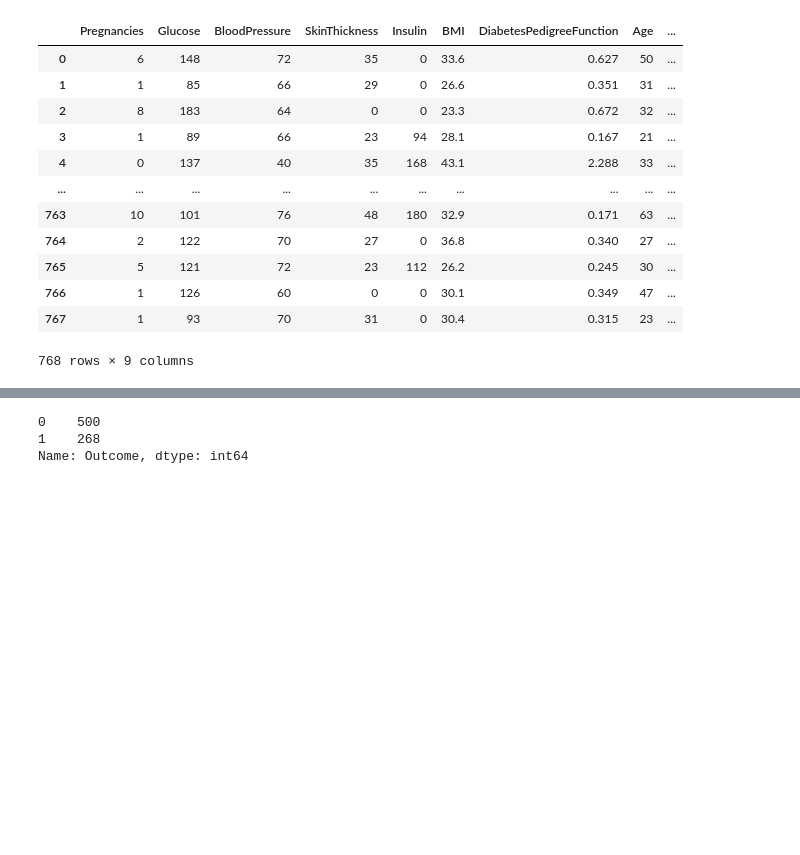
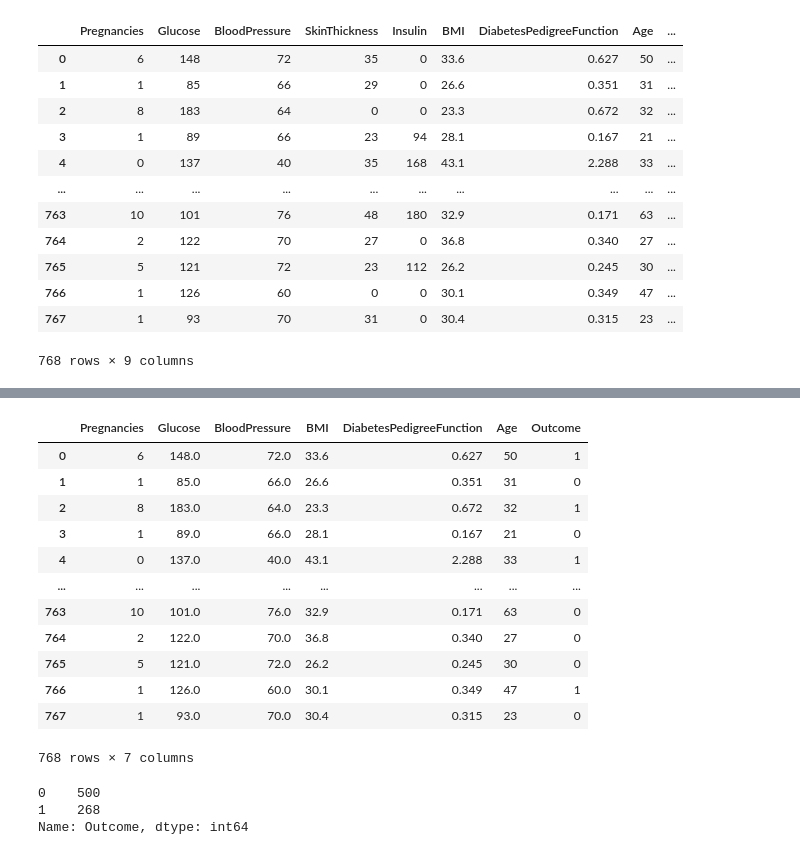
Before and after one commit to GourabPaul007/dds_ml, a Jupyter notebook: diabetes/diabetes_rf.ipynb, the cells around one changed output, grey strips where cells are left out. Cells and saved outputs as stored; diff of their text form; code cells hidden in the pictures; blank space fills up the shorter version.

Commit message:
diabetes finalized

```diff
--- a/diabetes/diabetes_rf.ipynb
+++ b/diabetes/diabetes_rf.ipynb
@@ -14,7 +14,7 @@
 
 import pandas as pd
 
-df = pd.read_csv('../datasets/diabetes.csv')
+df = pd.read_csv('../datasets/pima.csv')
 df
 # %% [output]
 |  | Pregnancies | Glucose | BloodPressure | SkinThickness | Insulin | BMI | DiabetesPedigreeFunction | Age | ... |
@@ -30,3 +30,8 @@ df
 | 766 | 1 | 126 | 60 | 0 | 0 | 30.1 | 0.349 | 47 | ... |
 | 767 | 1 | 93 | 70 | 31 | 0 | 30.4 | 0.315 | 23 | ... |
 768 rows × 9 columns
+# %%
+import numpy as np
+
+df[['Glucose','BloodPressure','SkinThickness','Insulin','BMI']] = df[['Glucose','BloodPressure','SkinThickness','Insulin','BMI']].replace(0,np.NaN)
+df.isnull().sum()
@@ -32,0 +49,10 @@ df
+# %%
+#Replace the null values with the median of that column
+
+df['Glucose'].fillna(df['Glucose'].median(), inplace =True)
+
+df['BloodPressure'].fillna(df['BloodPressure'].median(), inplace =True)
+
+df['BMI'].fillna(df['BMI'].median(), inplace =True)
+
+df.isnull().sum()
@@ -33,3 +70,21 @@ df
+# %%
+df.drop("SkinThickness", axis=1, inplace=True)
+df.drop("Insulin", axis=1, inplace=True)
+df
+# %% [output]
+|  | Pregnancies | Glucose | BloodPressure | BMI | DiabetesPedigreeFunction | Age | Outcome |
+| 0 | 6 | 148.0 | 72.0 | 33.6 | 0.627 | 50 | 1 |
+| 1 | 1 | 85.0 | 66.0 | 26.6 | 0.351 | 31 | 0 |
+| 2 | 8 | 183.0 | 64.0 | 23.3 | 0.672 | 32 | 1 |
+| 3 | 1 | 89.0 | 66.0 | 28.1 | 0.167 | 21 | 0 |
+| 4 | 0 | 137.0 | 40.0 | 43.1 | 2.288 | 33 | 1 |
+| ... | ... | ... | ... | ... | ... | ... | ... |
+| 763 | 10 | 101.0 | 76.0 | 32.9 | 0.171 | 63 | 0 |
+| 764 | 2 | 122.0 | 70.0 | 36.8 | 0.340 | 27 | 0 |
+| 765 | 5 | 121.0 | 72.0 | 26.2 | 0.245 | 30 | 0 |
+| 766 | 1 | 126.0 | 60.0 | 30.1 | 0.349 | 47 | 1 |
+| 767 | 1 | 93.0 | 70.0 | 30.4 | 0.315 | 23 | 0 |
+768 rows × 7 columns
 # %%
 # SPLIT DF_MALE INTO x & Y
 # x = INDEPENDENT VARIABLES
```
Also changed, not shown: parts of 7 cells of this notebook, 6 other files.
